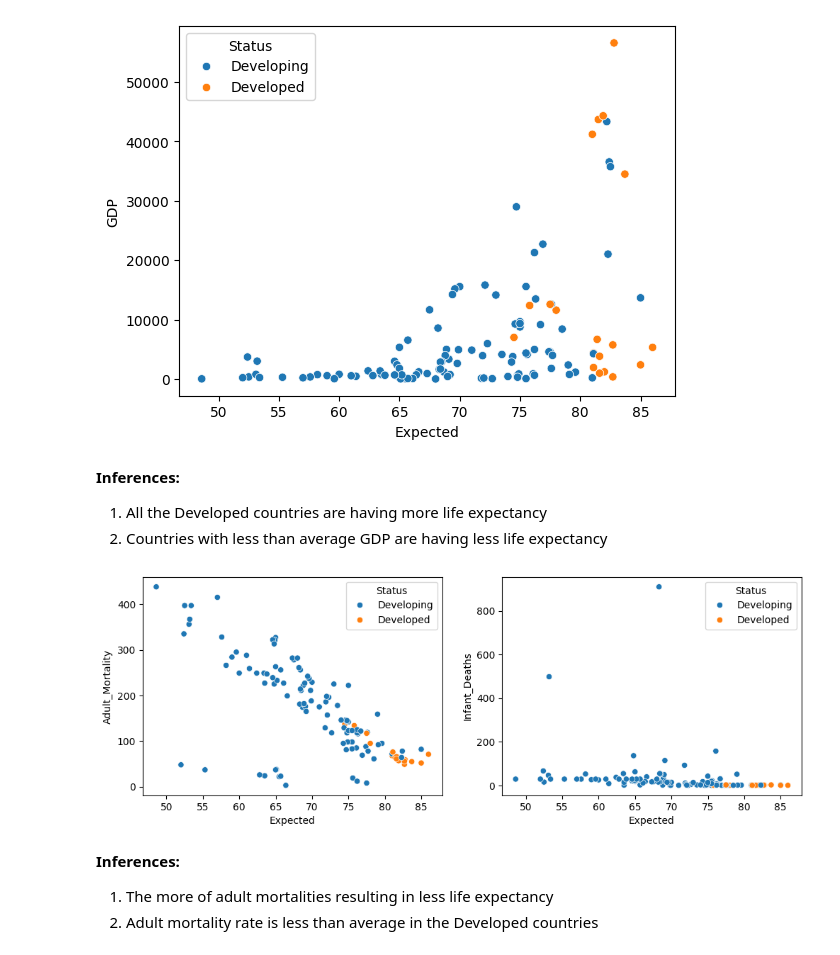
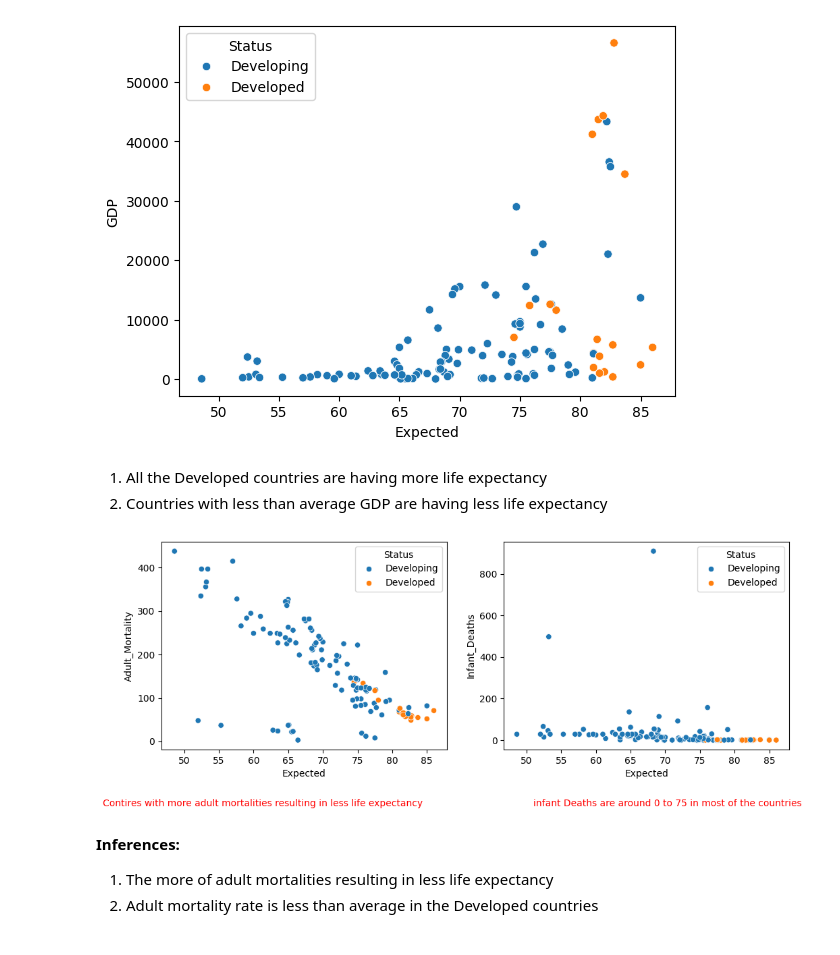
Before and after one commit to vinaykumargummadi/Data-Science-Projects, a Jupyter notebook: MicroProject and Assignment/VinayKumarG_Graded_assigment.ipynb, the cells around one changed output. Drawn from its saved outputs; the diff is of its cells as text; code cells hidden in the pictures.

```diff
--- a/MicroProject and Assignment/VinayKumarG_Graded_assigment.ipynb
+++ b/MicroProject and Assignment/VinayKumarG_Graded_assigment.ipynb
@@ -7,6 +24,8 @@ import seaborn as sns
 # %%
 df=pd.read_csv('./Life expectancy.csv')
 df.drop(['Country'],axis=1,inplace=True)
+# %%
+df.columns=['Status', 'Adult_Mortality', 'Infant_Deaths', 'Hepatitis', 'Measles', 'BMI', 'Underfive_Deaths', 'Polio', 'Diphtheria', 'HIV', 'GDP', 'Population', 'Malnourished10_19', 'Malnourished5_9', 'Income_Index', 'Schooling', 'Expected']
 # %%
 df.head()
 # %% [output]
@@ -70,16 +89,17 @@ sns.scatterplot(data=df,x='Expected',y='GDP',hue='Status')
 <Axes: xlabel='Expected', ylabel='GDP'>
 [figure]
 # %% [markdown]
-<b>Inferences:</b>
 1. All the Developed countries are having more life expectancy
 2. Countries with less than average GDP are having less life expectancy
 # %%
 fig,axes=plt.subplots(1,2,figsize=(12,4))
 sns.scatterplot(data=df,x='Expected',y='Adult_Mortality',hue='Status',ax=axes[0])
+fig.text(0.25, -0.1, "Contires with more adult mortalities resulting in less life expectancy", fontsize=10, color='red', ha='center')
 sns.scatterplot(data=df,x='Expected',y='Infant_Deaths',hue='Status',ax=axes[1])
+fig.text(0.75, -0.1, "infant Deaths are around 0 to 75 in most of the countries", fontsize=10, color='red', ha='center')
 plt.show()
 # %% [output]
-[figure, old version]
+[figure, new version]
 # %% [markdown]
 <b>Inferences:</b>
 1. The more of adult mortalities resulting in less life expectancy
```
Also changed, not shown: parts of 39 cells of this notebook, 2 other files.
